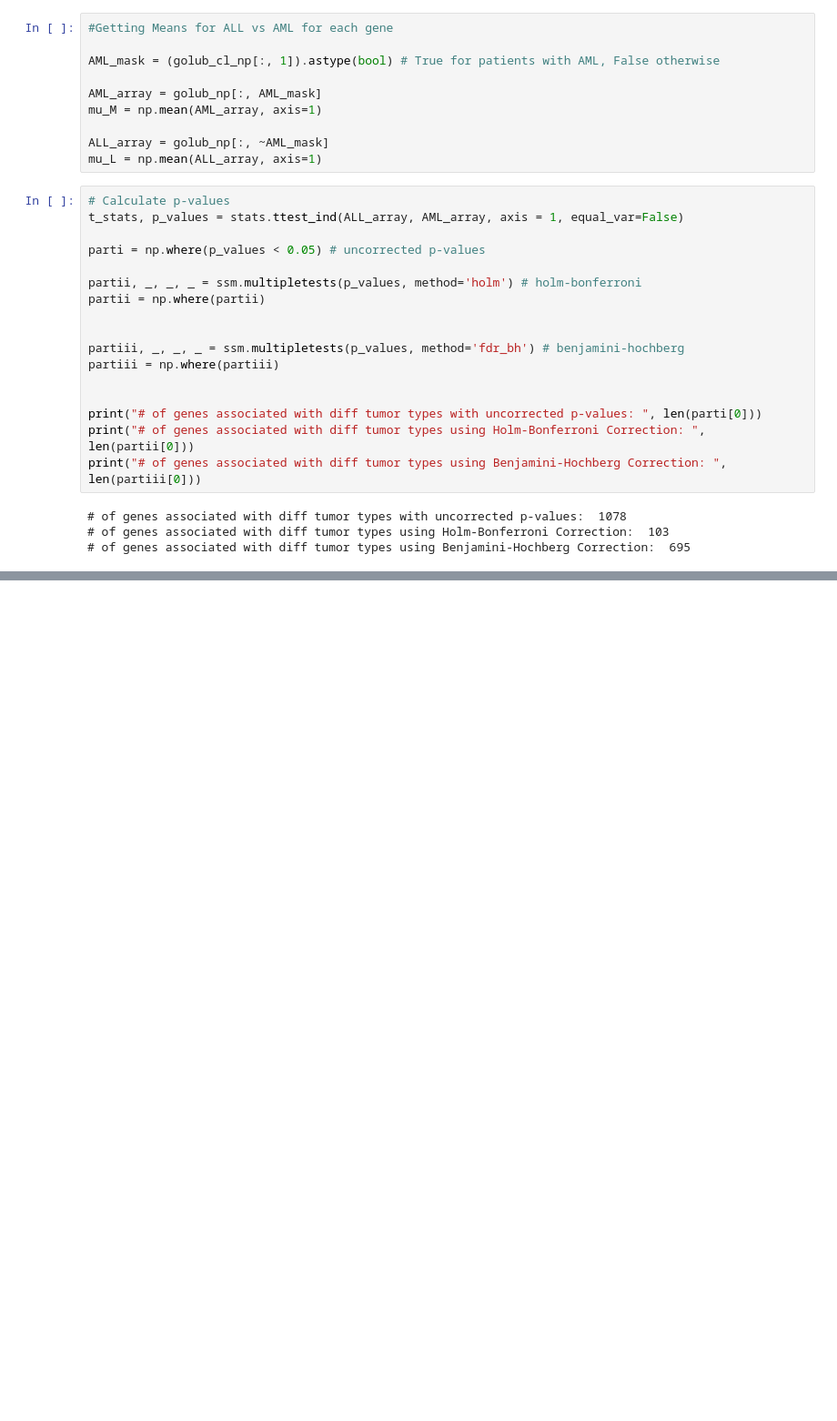
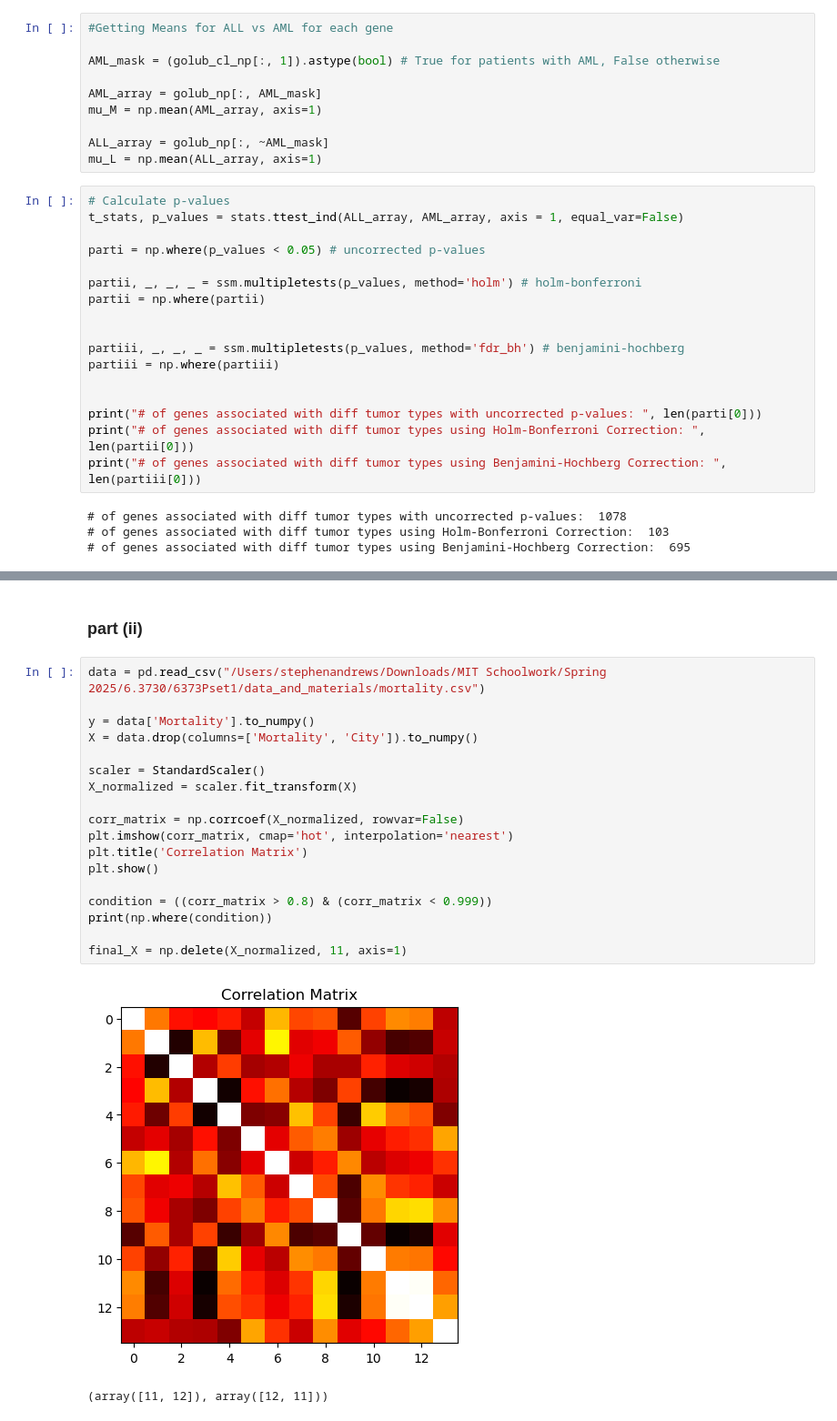
Before and after one commit to stephen-d-r-andrews/6373Pset1, a Jupyter notebook: pset1coding.ipynb, the cells around one changed output, grey strips where cells are left out. Shown at 91% size. Drawn from its saved outputs; the diff is of its cells as text; blank space fills up the shorter version.

```diff
--- a/pset1coding.ipynb
+++ b/pset1coding.ipynb
@@ -58,0 +80,23 @@ X = .tonumpy()
+# %% [markdown]
+### part (ii)
+# %%
+data = pd.read_csv("/Users/stephenandrews/Downloads/MIT Schoolwork/Spring 2025/6.3730/6373Pset1/data_and_materials/mortality.csv")
+
+y = data['Mortality'].to_numpy()
+X = data.drop(columns=['Mortality', 'City']).to_numpy()
+
+scaler = StandardScaler()
+X_normalized = scaler.fit_transform(X)
+
+corr_matrix = np.corrcoef(X_normalized, rowvar=False)
+plt.imshow(corr_matrix, cmap='hot', interpolation='nearest')
+plt.title('Correlation Matrix')
+plt.show()
+
+condition = ((corr_matrix > 0.8) & (corr_matrix < 0.999))
+print(np.where(condition))
+
+final_X = np.delete(X_normalized, 11, axis=1)
+# %% [output]
+[figure, added]
+(array([11, 12]), array([12, 11]))
```
Also changed, not shown: parts of 9 cells of this notebook.
